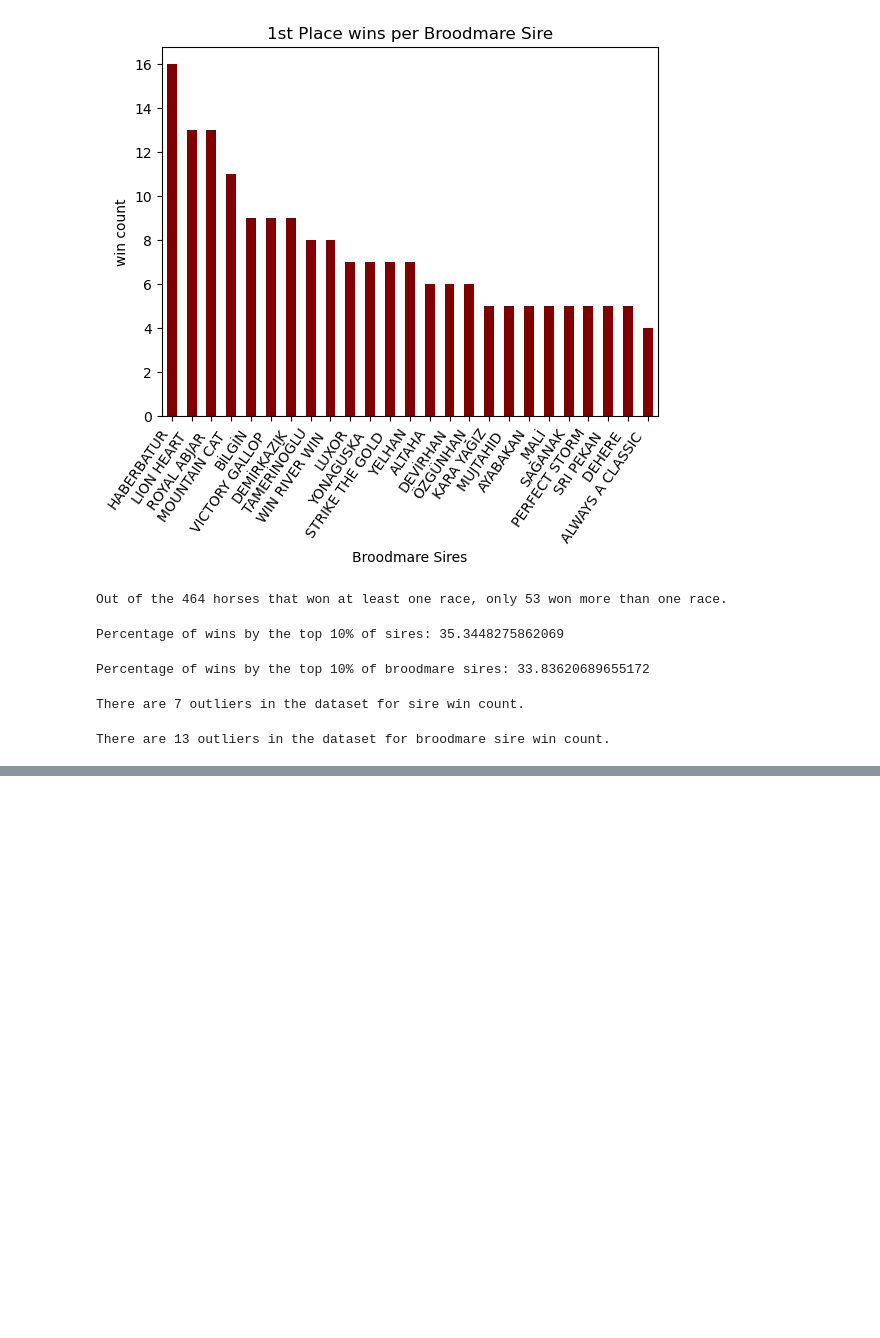
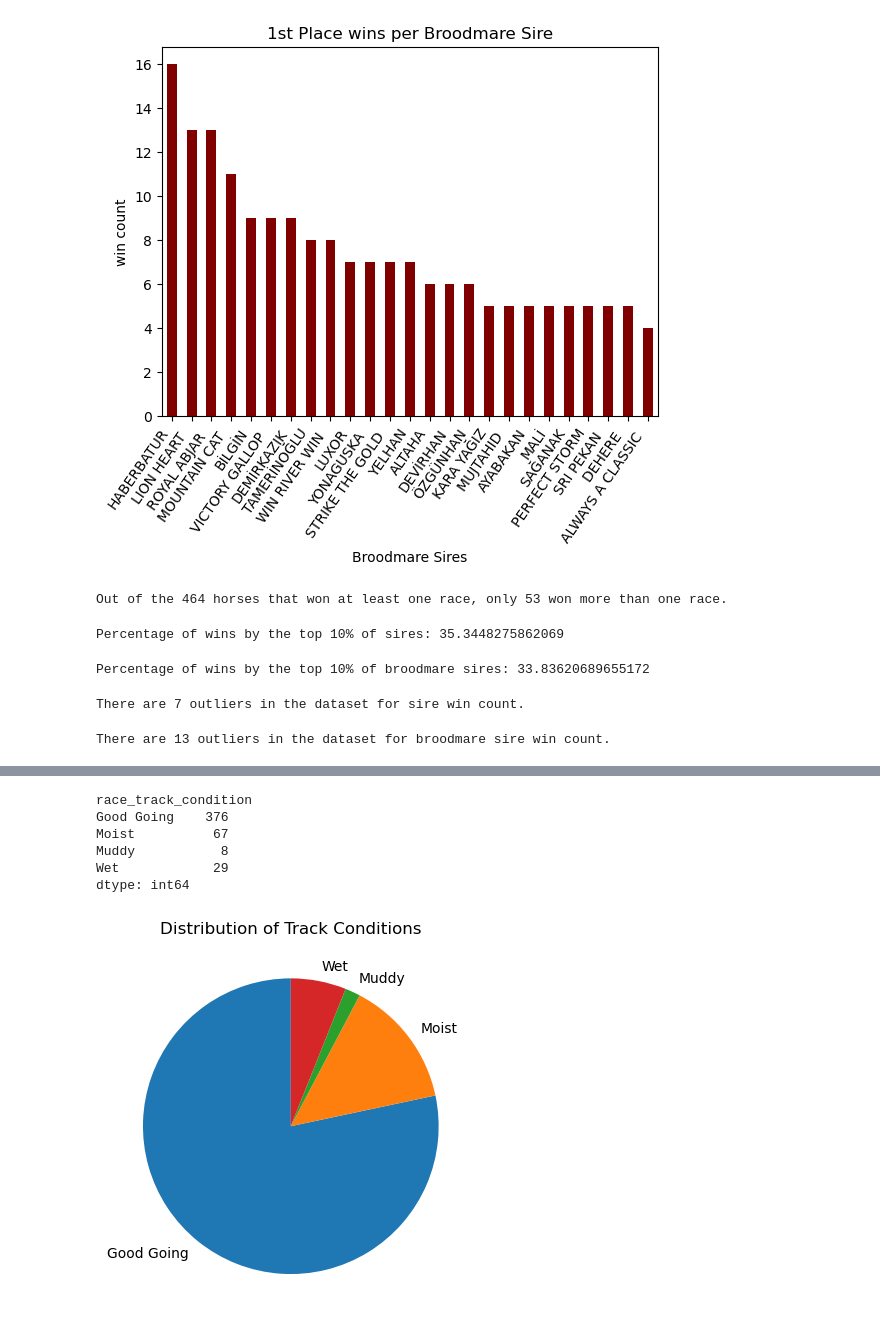
Before and after one commit to moonsunkey/Project-1, a Jupyter notebook: HorseRacing_jinlu.ipynb, the cells around one changed output, grey strips where cells are left out. Cells and saved outputs as stored; diff of their text form; code cells hidden in the pictures; blank space fills up the shorter version.

```diff
--- a/HorseRacing_jinlu.ipynb
+++ b/HorseRacing_jinlu.ipynb
@@ -761,0 +850,22 @@ There are 13 outliers in the dataset for broodmare sire win count.
+# %%
+#What are the most common track conditions?
+common_track_conditions = unique_races.groupby(['race_track_condition']).size()
+common_track_conditions
+# %% [output]
+race_track_condition
+Good Going    376
+Moist          67
+Muddy           8
+Wet            29
+dtype: int64
+# %%
+#Plot common track conditions
+#Extract common track condition labels for the chart
+track_conditions = common_track_conditions.index.tolist()
+
+#Plot the pie chart with track condition labels
+plt.pie(common_track_conditions, labels=track_conditions, startangle=90)
+plt.title('Distribution of Track Conditions')
+plt.show()
+# %% [output]
+[figure, added]
```
Also changed, not shown: parts of 9 cells of this notebook.
